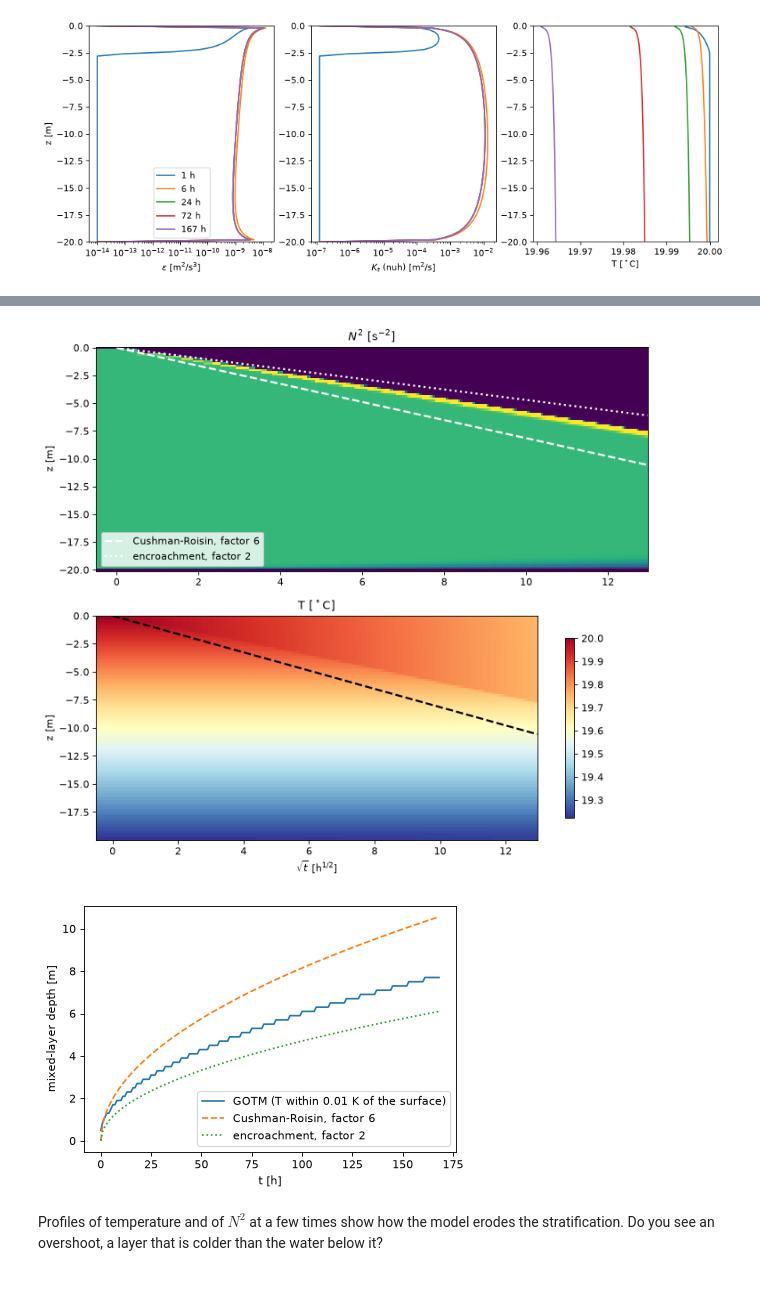
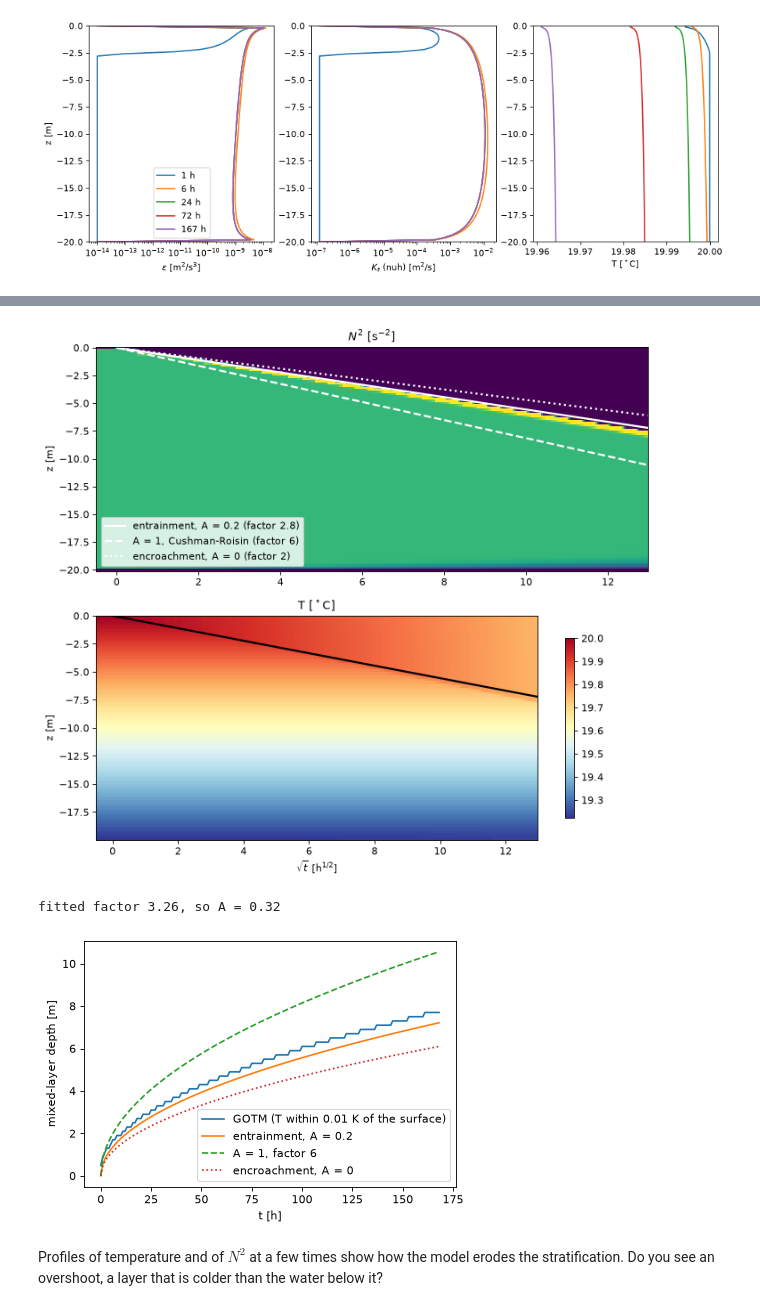
Before and after one commit to 37EFM/GOTM_exercises, a Jupyter notebook: notebooks/02_lake_convection.ipynb, the cells around one changed output, grey strips where cells are left out. Drawn from its saved outputs; the diff is of its cells as text; code cells hidden in the pictures.

```diff
--- a/notebooks/02_lake_convection.ipynb
+++ b/notebooks/02_lake_convection.ipynb
@@ -78,30 +78,38 @@ This is the result of Cushman-Roisin (Section 7.4), who assumes that the potenti
 Q, N2 = -5, 1e-4
 ds = efmgotm.run('lake', {'surface.fluxes.heat.constant_value': Q, 'temperature.NN': N2}, workdir=RUNS)
 t = ds.seconds.values
-h_theory = analysis.convective_depth_stratified(t, Q, N2)
+h_theory = analysis.convective_depth_stratified(t, Q, N2)          # A = 0.2
 sqrt_hours = np.sqrt(ds.hours.values)
 
 fig, (ax1, ax2) = plt.subplots(2, 1, figsize=(10, 9))
 ax1.pcolormesh(sqrt_hours, ds.zi, ds.NN.T, cmap='viridis', vmin=0, vmax=1.5 * N2, shading='nearest')
-ax1.plot(sqrt_hours, -h_theory, 'w--', lw=2, label='Cushman-Roisin, factor 6')
-ax1.plot(sqrt_hours, -analysis.convective_depth_stratified(t, Q, N2, factor=2), 'w:', lw=2, label='encroachment, factor 2')
+ax1.plot(sqrt_hours, -h_theory, 'w-', lw=2, label='entrainment, A = 0.2 (factor 2.8)')
+ax1.plot(sqrt_hours, -analysis.convective_depth_stratified(t, Q, N2, A=1), 'w--', lw=2, label='A = 1, Cushman-Roisin (factor 6)')
+ax1.plot(sqrt_hours, -analysis.convective_depth_stratified(t, Q, N2, A=0), 'w:', lw=2, label='encroachment, A = 0 (factor 2)')
 ax1.set_ylabel('z [m]'); ax1.set_title('$N^2$ [s$^{-2}$]'); ax1.legend(loc='lower left')
 pc = ax2.pcolormesh(sqrt_hours, ds.z, ds.temp.T, cmap='RdYlBu_r', shading='nearest')
-ax2.plot(sqrt_hours, -h_theory, 'k--', lw=2)
+ax2.plot(sqrt_hours, -h_theory, 'k-', lw=2)
 ax2.set_xlabel(r'$\sqrt{t}$ [h$^{1/2}$]'); ax2.set_ylabel('z [m]'); ax2.set_title('T [$^\circ$C]')
 fig.colorbar(pc, ax=ax2, shrink=0.8);
 # %% [output]
-[figure, old version]
+[figure, new version]
 # %%
 # the mixed-layer depth diagnosed from the temperature profile, against the theory
 mld = analysis.mixed_layer_depth(ds, 'temp', threshold=0.01)
 fig, ax = plt.subplots(figsize=(6, 4))
 ax.plot(ds.hours, mld, label='GOTM (T within 0.01 K of the surface)')
-ax.plot(ds.hours, h_theory, '--', label='Cushman-Roisin, factor 6')
-ax.plot(ds.hours, analysis.convective_depth_stratified(t, Q, N2, factor=2), ':', label='encroachment, factor 2')
+ax.plot(ds.hours, h_theory, '-', label='entrainment, A = 0.2')
+ax.plot(ds.hours, analysis.convective_depth_stratified(t, Q, N2, A=1), '--', label='A = 1, factor 6')
+ax.plot(ds.hours, analysis.convective_depth_stratified(t, Q, N2, A=0), ':', label='encroachment, A = 0')
 ax.set_xlabel('t [h]'); ax.set_ylabel('mixed-layer depth [m]'); ax.legend();
+
+# the factor that fits the model: h^2 N^2 rho0 cp / (alpha g |Q| t) = 2 (1 + 2A)
+day = ds.hours.values > 24
+fit = np.median(mld.values[day]**2 * N2 * 1000 * 4150 / (2.6e-4 * 9.81 * abs(Q) * t[day]))
+print(f'fitted factor {fit:.2f}, so A = {fit / 4 - 0.5:.2f}')
 # %% [output]
+fitted factor 3.26, so A = 0.32
-[figure, old version]
+[figure, new version]
 # %% [markdown]
 Profiles of temperature and of $N^2$ at a few times show how the model erodes the stratification. Do you see an overshoot, a layer that is colder than the water below it?
 # %%
```
Also changed, not shown: parts of 1 cell of this notebook, 1 other file.
